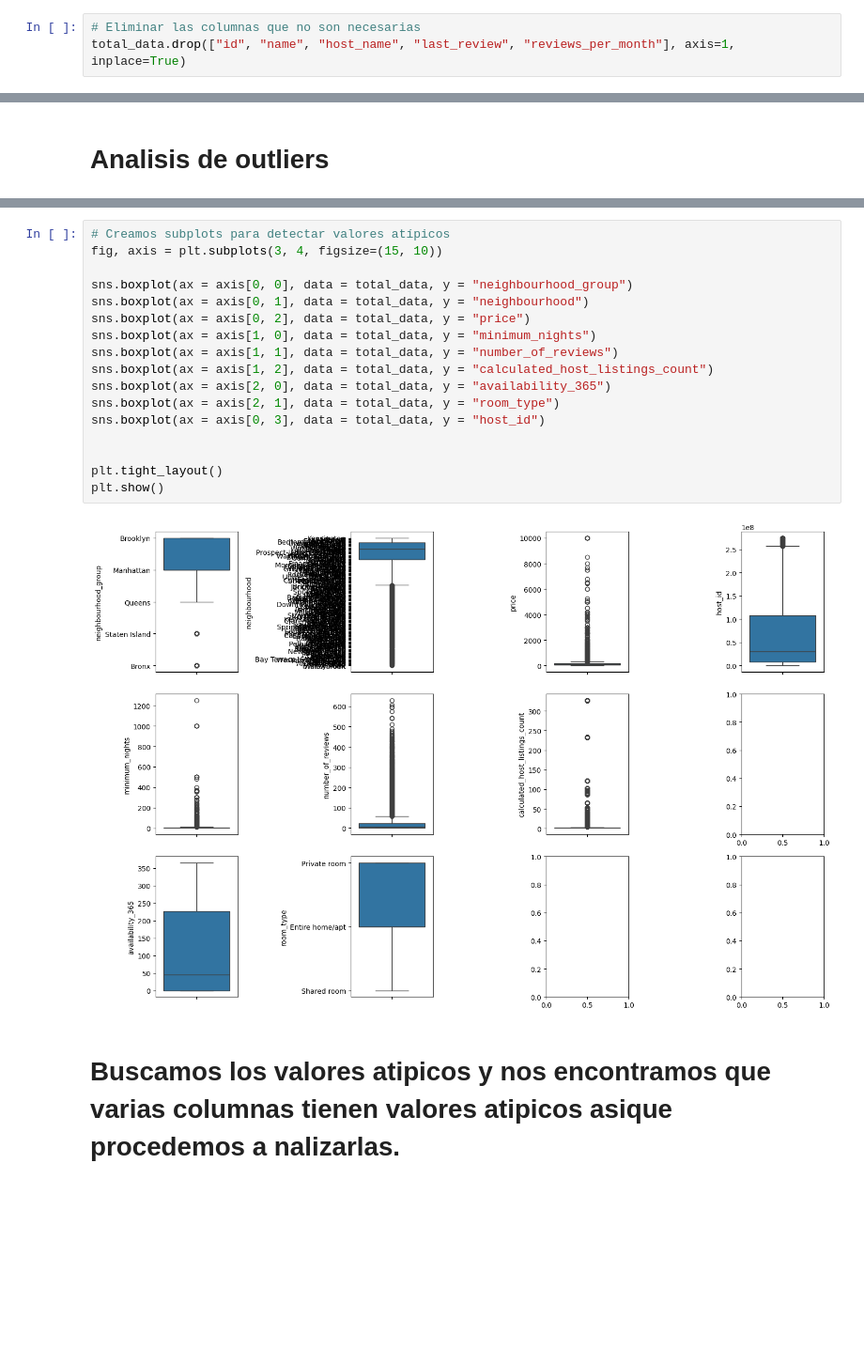
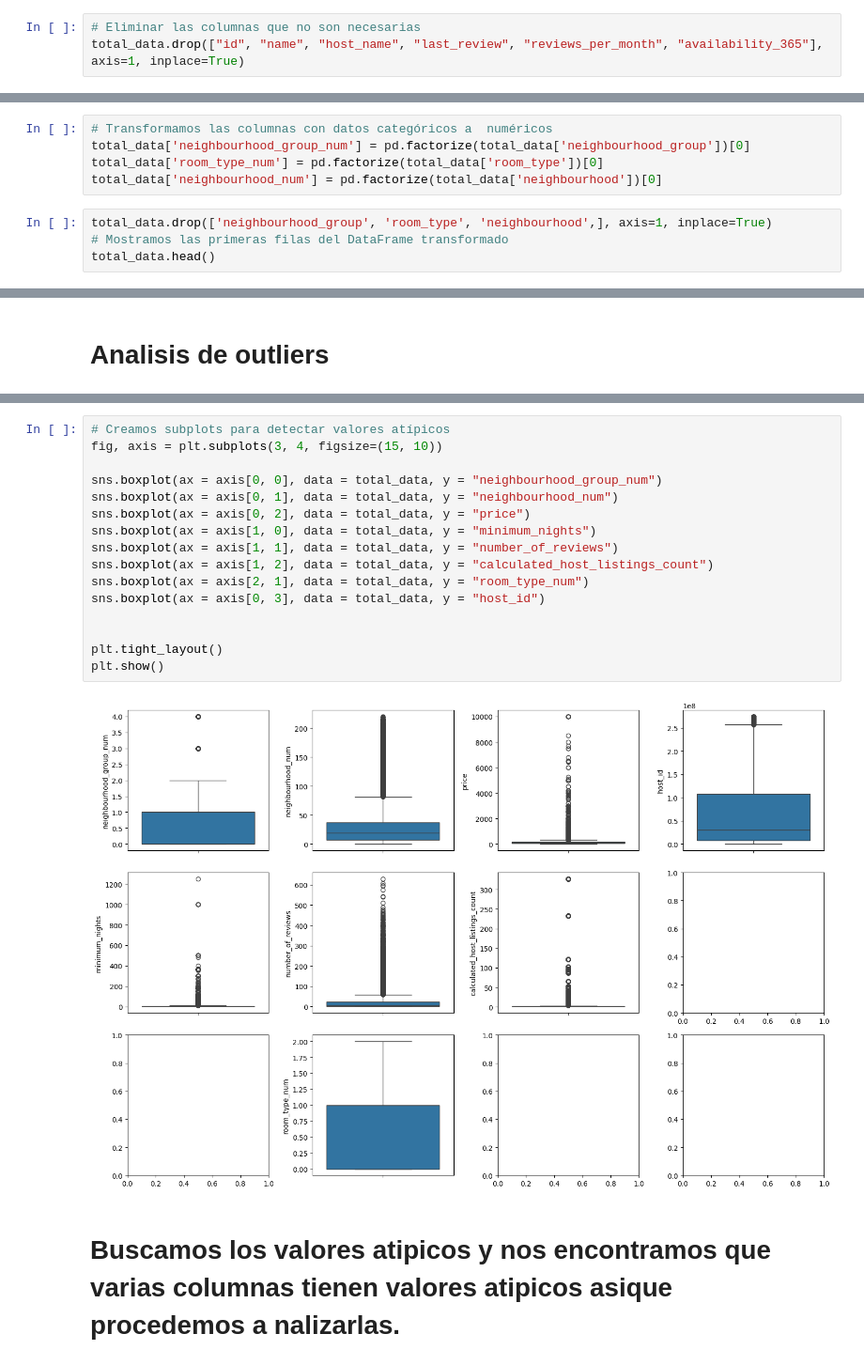
Before and after one commit to 4GeeksAcademy/aliasys-intro-ml, a Jupyter notebook: src/explore.ipynb, the cells around one changed output, grey strips where cells are left out. Shown at 94% size. Cells and saved outputs as stored; diff of their text form; blank space fills up the shorter version.

```diff
--- a/src/explore.ipynb
+++ b/src/explore.ipynb
@@ -46,7 +49,7 @@ dtypes: float64(3), int64(7), object(6)
 memory usage: 6.0+ MB
 # %%
 # Eliminar las columnas que no son necesarias
-total_data.drop(["id", "name", "host_name", "last_review", "reviews_per_month"], axis=1, inplace=True)
+total_data.drop(["id", "name", "host_name", "last_review", "reviews_per_month", "availability_365"], axis=1, inplace=True)
 # %%
 # Eliminar duplicados innecesarios
 total_data.drop_duplicates(inplace=True)
@@ -215,3 +218,12 @@ sns.pairplot(data=total_data)
 ## Paso 2
 # %% [markdown]
 # Ingenieria de caracteristicas
+# %%
+# Transformamos las columnas con datos categóricos a  numéricos
+total_data['neighbourhood_group_num'] = pd.factorize(total_data['neighbourhood_group'])[0]
+total_data['room_type_num'] = pd.factorize(total_data['room_type'])[0]
+total_data['neighbourhood_num'] = pd.factorize(total_data['neighbourhood'])[0]
+# %%
+total_data.drop(['neighbourhood_group', 'room_type', 'neighbourhood',], axis=1, inplace=True)
+# Mostramos las primeras filas del DataFrame transformado
+total_data.head()
@@ -235,22 +251,21 @@ total_data.describe(include='all')
 # %%
 # Creamos subplots para detectar valores atípicos
 fig, axis = plt.subplots(3, 4, figsize=(15, 10))
 
-sns.boxplot(ax = axis[0, 0], data = total_data, y = "neighbourhood_group")
-sns.boxplot(ax = axis[0, 1], data = total_data, y = "neighbourhood")
+sns.boxplot(ax = axis[0, 0], data = total_data, y = "neighbourhood_group_num")
+sns.boxplot(ax = axis[0, 1], data = total_data, y = "neighbourhood_num")
 sns.boxplot(ax = axis[0, 2], data = total_data, y = "price")
 sns.boxplot(ax = axis[1, 0], data = total_data, y = "minimum_nights")
 sns.boxplot(ax = axis[1, 1], data = total_data, y = "number_of_reviews")
 sns.boxplot(ax = axis[1, 2], data = total_data, y = "calculated_host_listings_count")
-sns.boxplot(ax = axis[2, 0], data = total_data, y = "availability_365")
-sns.boxplot(ax = axis[2, 1], data = total_data, y = "room_type")
+sns.boxplot(ax = axis[2, 1], data = total_data, y = "room_type_num")
 sns.boxplot(ax = axis[0, 3], data = total_data, y = "host_id")
 
 
 plt.tight_layout()
 plt.show()
 # %% [output]
-[figure, old version]
+[figure, new version]
 # %% [markdown]
 # Buscamos los valores atipicos y nos encontramos que varias columnas tienen valores atipicos asique procedemos a nalizarlas.
 # %% [markdown]
```
Also changed, not shown: parts of 27 cells of this notebook.
